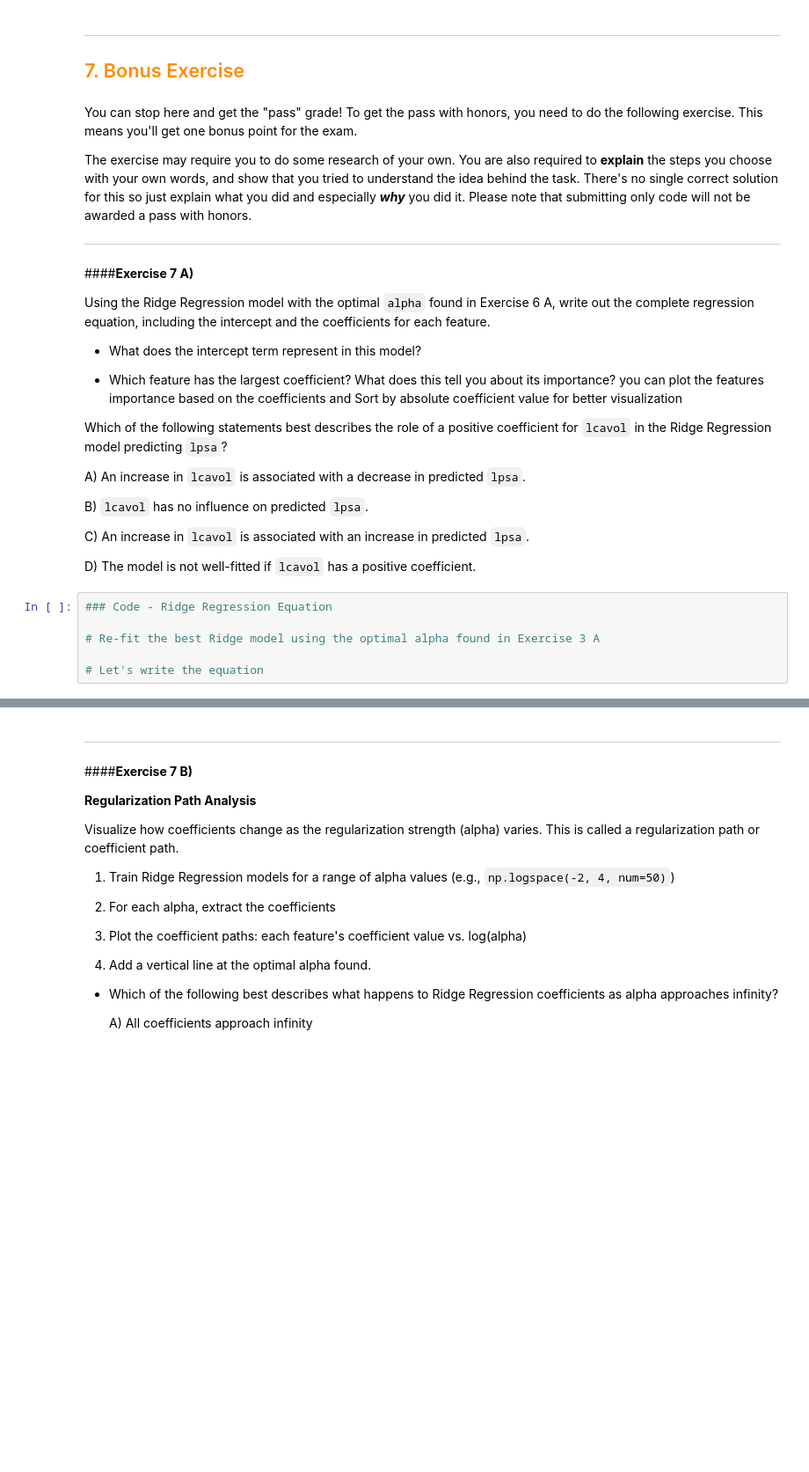
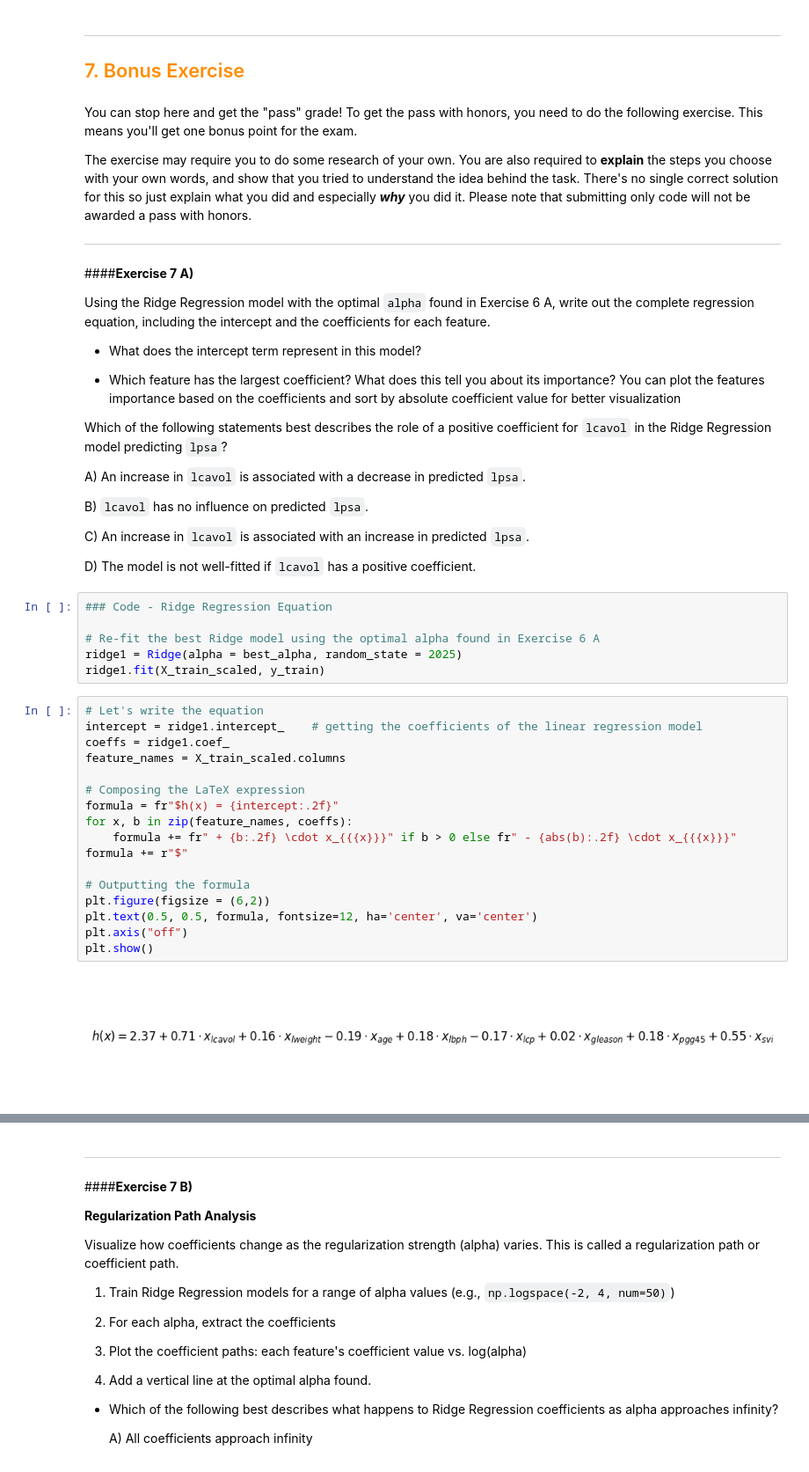
Before and after one commit to Sergei-N-Fedorov/Data_Analysis, a Jupyter notebook: Sergei_Fedorov_DAKD_2025_exercise_2.ipynb, the cells around one changed output, grey strips where cells are left out. Shown: that part at 88% size. Saved outputs shown, nothing was run; the diff lists cells and outputs as text; blank space fills up the shorter version.

```diff
--- a/Sergei_Fedorov_DAKD_2025_exercise_2.ipynb
+++ b/Sergei_Fedorov_DAKD_2025_exercise_2.ipynb
@@ -1041,7 +1041,7 @@ Using the Ridge Regression model with the optimal `alpha` found in Exercise 6 A,
 
 - What does the intercept term represent in this model?
 
-- Which feature has the largest coefficient? What does this tell you about its importance? you can plot the features importance based on the coefficients and Sort by absolute coefficient value for better visualization
+- Which feature has the largest coefficient? What does this tell you about its importance? You can plot the features importance based on the coefficients and sort by absolute coefficient value for better visualization
 
 Which of the following statements best describes the role of a positive coefficient for `lcavol` in the Ridge Regression model predicting `lpsa`?
 
@@ -1055,9 +1055,28 @@ D) The model is not well-fitted if `lcavol` has a positive coefficient.
 # %%
 ### Code - Ridge Regression Equation
 
-# Re-fit the best Ridge model using the optimal alpha found in Exercise 3 A
-
-# Let's write the equation
+# Re-fit the best Ridge model using the optimal alpha found in Exercise 6 A
+ridge1 = Ridge(alpha = best_alpha, random_state = 2025)
+ridge1.fit(X_train_scaled, y_train)
+# %%
+# Let's write the equation
+intercept = ridge1.intercept_    # getting the coefficients of the linear regression model
+coeffs = ridge1.coef_
+feature_names = X_train_scaled.columns
+
+# Composing the LaTeX expression
+formula = fr"$h(x) = {intercept:.2f}"
+for x, b in zip(feature_names, coeffs):
+    formula += fr" + {b:.2f} \cdot x_{{{x}}}" if b > 0 else fr" - {abs(b):.2f} \cdot x_{{{x}}}"
+formula += r"$"
+
+# Outputting the formula
+plt.figure(figsize = (6,2))
+plt.text(0.5, 0.5, formula, fontsize=12, ha='center', va='center')
+plt.axis("off")
+plt.show()
+# %% [output]
+[figure, added]
 # %%
 ### Code - Visualize Coefficients
 
```
Also changed, not shown: parts of 19 cells of this notebook.
